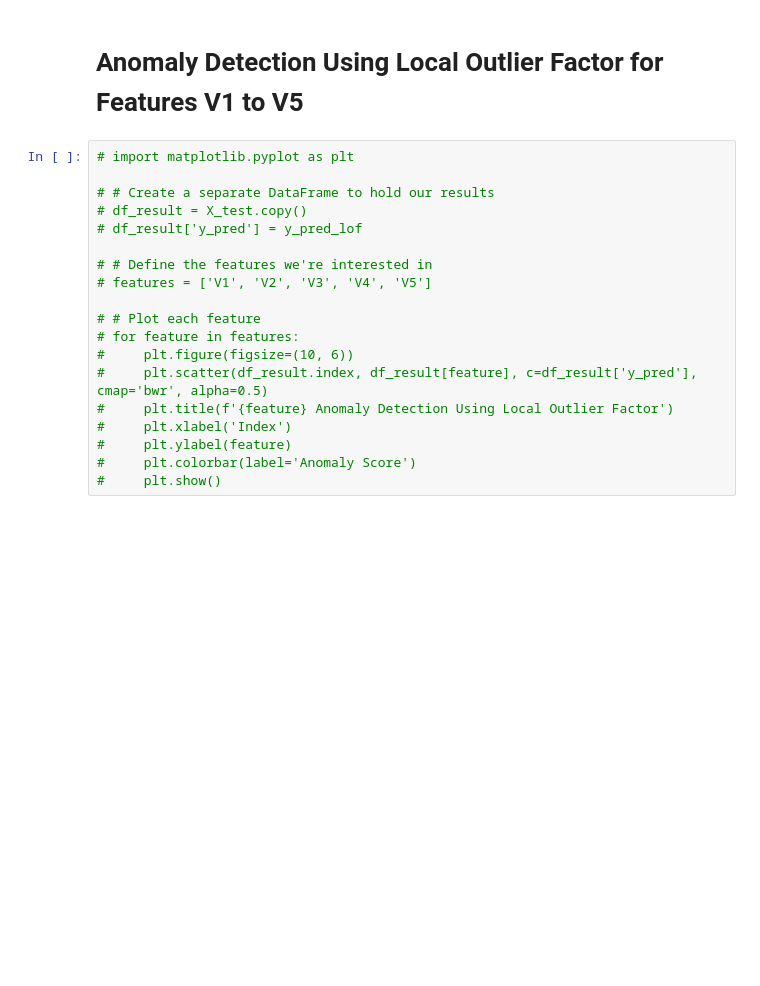
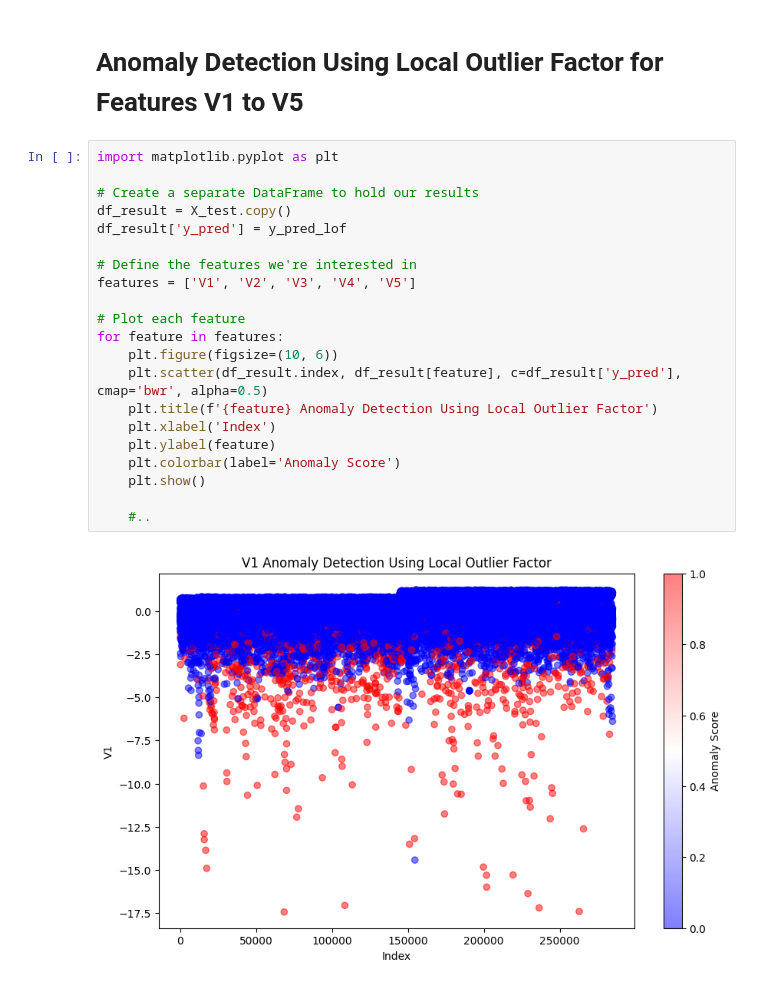
Before and after one commit to ksmbzd/time-series-analysis, a Jupyter notebook: notebook/CreditCard-Fraud-Detection-KassemBouZeid.ipynb, the cells around one changed output. Saved outputs shown, nothing was run; the diff lists cells and outputs as text; blank space fills up the shorter version.

```diff
--- a/notebook/CreditCard-Fraud-Detection-KassemBouZeid.ipynb
+++ b/notebook/CreditCard-Fraud-Detection-KassemBouZeid.ipynb
@@ -800,21 +813,25 @@ X_train, X_test, y_train, y_test = train_test_split(X, y, test_size=0.2, random_
 # %% [markdown]
 # Anomaly Detection Using Local Outlier Factor for Features V1 to V5
 # %%
-# import matplotlib.pyplot as plt
+import matplotlib.pyplot as plt
 
-# # Create a separate DataFrame to hold our results
-# df_result = X_test.copy()
-# df_result['y_pred'] = y_pred_lof
+# Create a separate DataFrame to hold our results
+df_result = X_test.copy()
+df_result['y_pred'] = y_pred_lof
 
-# # Define the features we're interested in
-# features = ['V1', 'V2', 'V3', 'V4', 'V5']
+# Define the features we're interested in
+features = ['V1', 'V2', 'V3', 'V4', 'V5']
 
-# # Plot each feature
-# for feature in features:
-#     plt.figure(figsize=(10, 6))
-#     plt.scatter(df_result.index, df_result[feature], c=df_result['y_pred'], cmap='bwr', alpha=0.5)
-#     plt.title(f'{feature} Anomaly Detection Using Local Outlier Factor')
-#     plt.xlabel('Index')
-#     plt.ylabel(feature)
-#     plt.colorbar(label='Anomaly Score')
-#     plt.show()
+# Plot each feature
+for feature in features:
+    plt.figure(figsize=(10, 6))
+    plt.scatter(df_result.index, df_result[feature], c=df_result['y_pred'], cmap='bwr', alpha=0.5)
+    plt.title(f'{feature} Anomaly Detection Using Local Outlier Factor')
+    plt.xlabel('Index')
+    plt.ylabel(feature)
+    plt.colorbar(label='Anomaly Score')
+    plt.show()
+
+    #..
+# %% [output]
+[figure, added]
```
Also changed, not shown: parts of 5 cells of this notebook.
